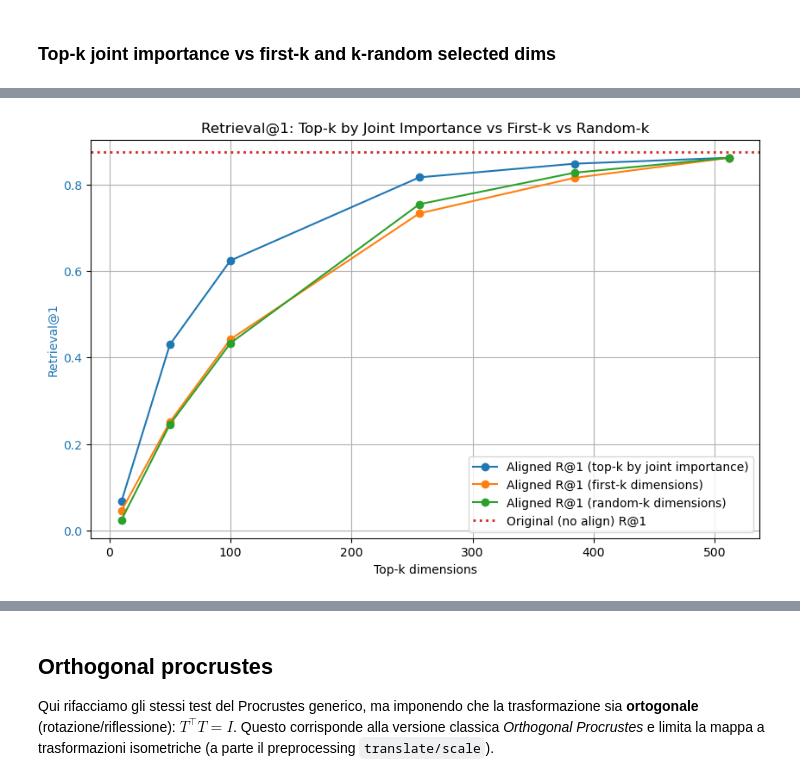
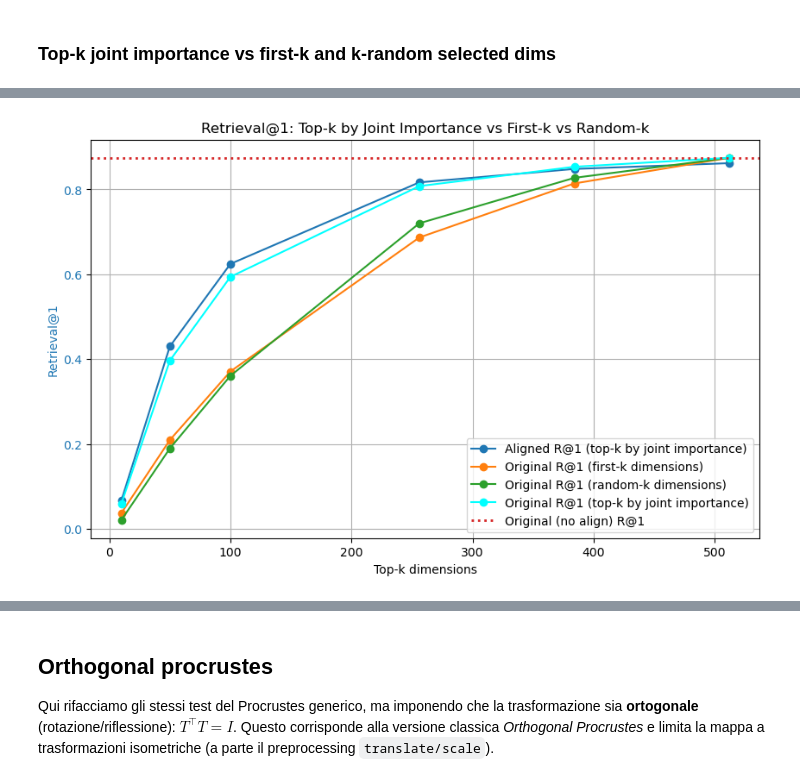
Before and after one commit to manu-kick/Deep-subspace-aligment-and-modality-gap-dimensions, a Jupyter notebook: analysis/procrustes_clip.ipynb, the cells around one changed output, grey strips where cells are left out. Saved outputs shown, nothing was run; the diff lists cells and outputs as text; code cells hidden in the pictures.

```diff
--- a/analysis/procrustes_clip.ipynb
+++ b/analysis/procrustes_clip.ipynb
@@ -1804,6 +1804,7 @@ results_joint
    'L2M': 0.07518564850091934,
    'L2I': 0.9106557607650757}}}
 # %%
+
 # Now we can plot it @ retrieval@1 for the three criteria (joint importance, first-k, random) and also the gap for reference on the same plot.
 fig, ax1 = plt.subplots(figsize=(10, 6))
 color_joint = "tab:blue"
@@ -1815,36 +1816,44 @@ ax1.set_ylabel("Retrieval@1", color=color_joint)
 ax1.plot(
     k_sweep,
     [results_joint[k]["retrieval_aligned"][1] for k in k_sweep],
     marker="o",
     label="Aligned R@1 (top-k by joint importance)",
     color=color_joint
 )
 ax1.plot(
     k_sweep,
-    [result_first_k[k]["retrieval_aligned"][1] for k in k_sweep],
+    [result_first_k[k]["retrieval_orig"][1] for k in k_sweep],
     marker="o",
-    label="Aligned R@1 (first-k dimensions)",
+    label="Original R@1 (first-k dimensions)",
     color=color_first_k
 )
 ax1.plot(
     k_sweep,
-    [result_random_k[k]["retrieval_aligned"][1] for k in k_sweep],
+    [result_random_k[k]["retrieval_orig"][1] for k in k_sweep],
     marker="o",
-    label="Aligned R@1 (random-k dimensions)",
+    label="Original R@1 (random-k dimensions)",
     color=color_random
+)
+# retrival@1 for not aligned subspace using top-k by joint importance for reference
+ax1.plot(
+    k_sweep,
+    [results_joint[k]["retrieval_orig"][1] for k in k_sweep],
+    marker="o",
+    label="Original R@1 (top-k by joint importance)",
+    color="cyan"
 )
 ax1.axhline(
     avg_retrieval_original[1],
     color=color_gap,
     linestyle=":",
     linewidth=2,
     label="Original (no align) R@1"
 )
 ax1.tick_params(axis="y", labelcolor=color_joint)
 ax1.legend(loc="lower right")
 plt.title("Retrieval@1: Top-k by Joint Importance vs First-k vs Random-k")
 plt.grid(True)
 plt.show()
 # %% [output]
-[figure, old version]
+[figure, new version]
 # %%
```
Also changed, not shown: parts of 1 cell of this notebook.
